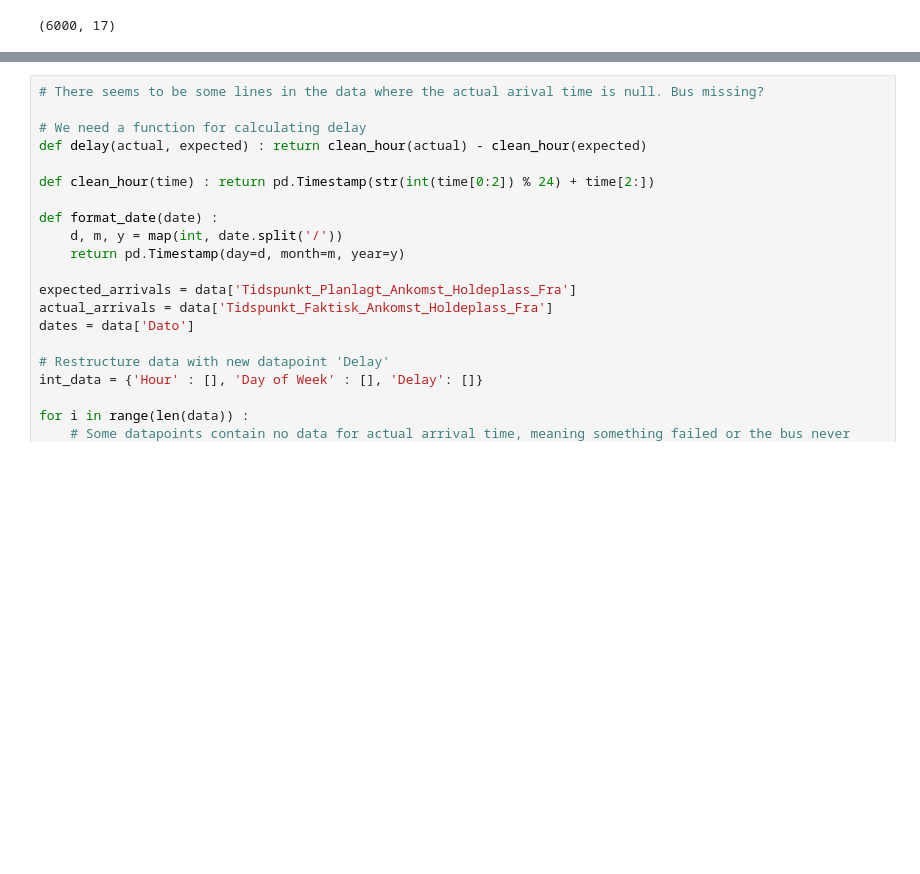
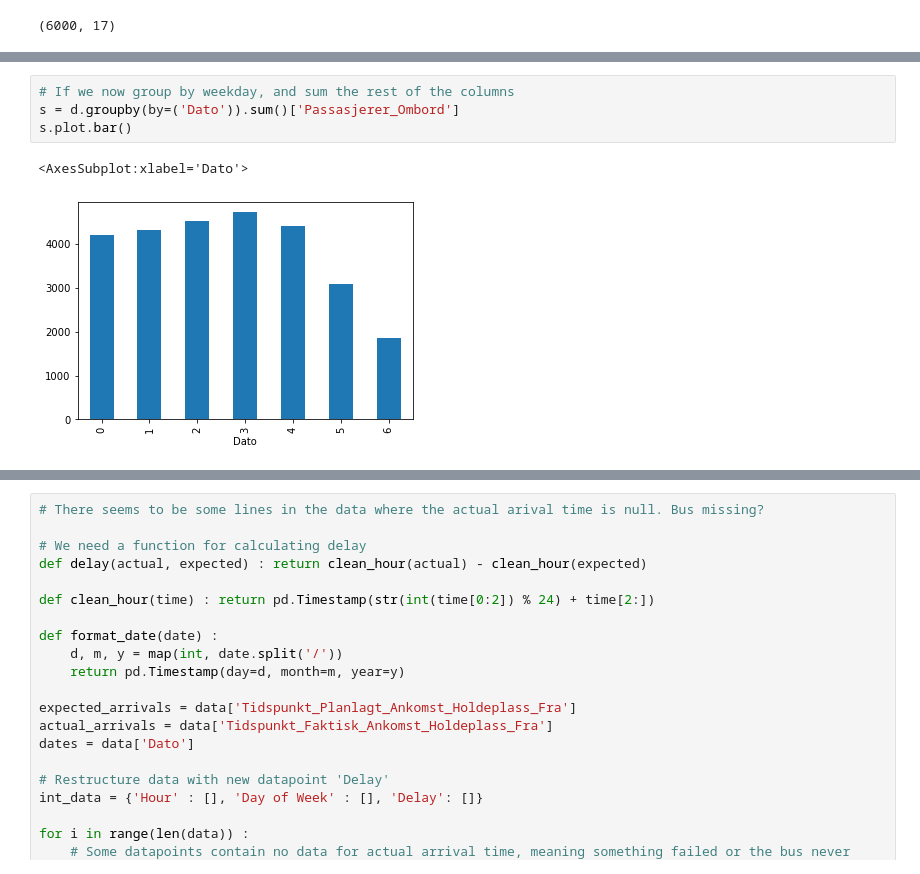
Before and after one commit to kjxlstad/RuterDataVisualization, a Jupyter notebook: ruterdata.ipynb, the cells around one changed output, grey strips where cells are left out. Drawn from its saved outputs; the diff is of its cells as text; blank space fills up the shorter version.

```diff
--- a/ruterdata.ipynb
+++ b/ruterdata.ipynb
@@ -66,0 +78,7 @@ sns.displot(data['Dato'], bins=100, kde=True)
+# %%
+# If we now group by weekday, and sum the rest of the columns
+s = d.groupby(by=('Dato')).sum()['Passasjerer_Ombord']
+s.plot.bar()
+# %% [output]
+<AxesSubplot:xlabel='Dato'>
+[figure, added]
```
Also changed, not shown: parts of 25 cells of this notebook.
